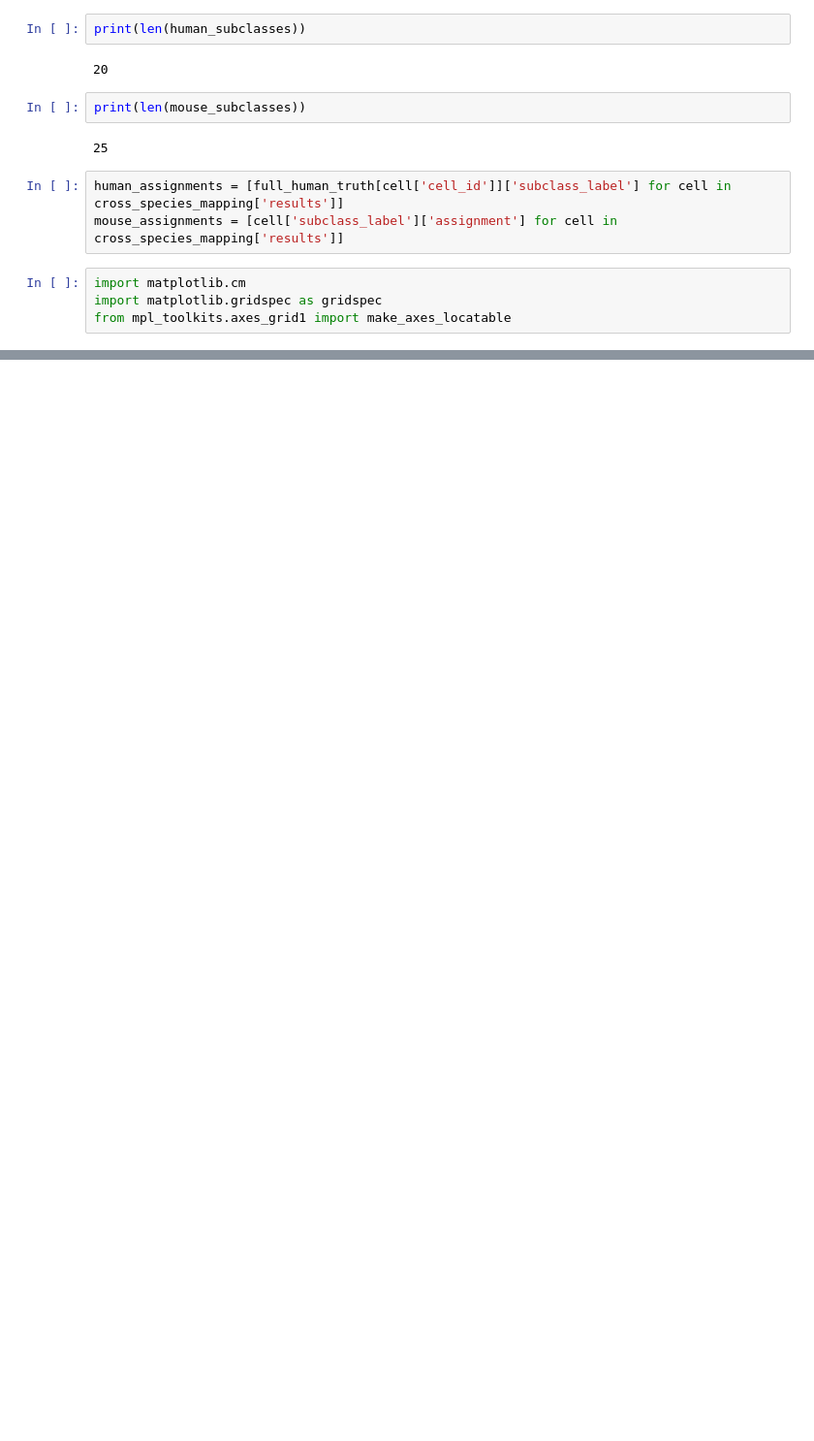
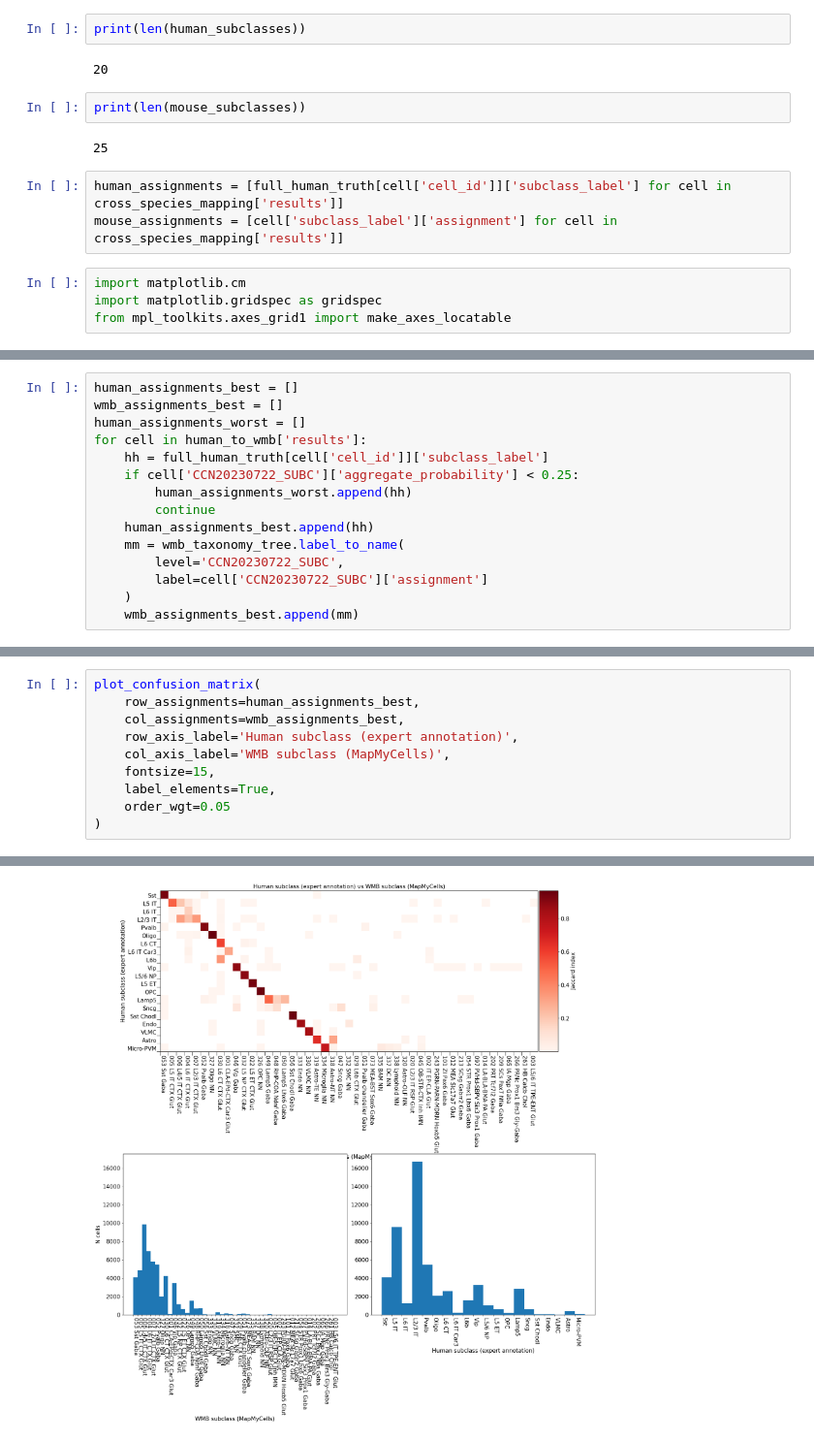
Before and after one commit to AllenInstitute/cell_type_mapper, a Jupyter notebook: examples/mapping_motor_cortex_taxonomy.ipynb, the cells around one changed output, grey strips where cells are left out. Shown at 97% size. Cells and saved outputs as stored; diff of their text form; blank space fills up the shorter version.

```diff
--- a/examples/mapping_motor_cortex_taxonomy.ipynb
+++ b/examples/mapping_motor_cortex_taxonomy.ipynb
@@ -1356,0 +1630,15 @@ validating 5.789125800906824 -- 5.789125800906824 -- 6.204661524133197
+# %%
+human_assignments_best = []
+wmb_assignments_best = []
+human_assignments_worst = []
+for cell in human_to_wmb['results']:
+    hh = full_human_truth[cell['cell_id']]['subclass_label']
+    if cell['CCN20230722_SUBC']['aggregate_probability'] < 0.25:
+        human_assignments_worst.append(hh)
+        continue
+    human_assignments_best.append(hh)
+    mm = wmb_taxonomy_tree.label_to_name(
+        level='CCN20230722_SUBC',
+        label=cell['CCN20230722_SUBC']['assignment']
+    )
+    wmb_assignments_best.append(mm)
@@ -1356,0 +1675,11 @@ validating 5.789125800906824 -- 5.789125800906824 -- 6.204661524133197
+# %%
+plot_confusion_matrix(
+    row_assignments=human_assignments_best,
+    col_assignments=wmb_assignments_best,
+    row_axis_label='Human subclass (expert annotation)',
+    col_axis_label='WMB subclass (MapMyCells)',
+    fontsize=15,
+    label_elements=True,
+    order_wgt=0.05
+)
+# %% [output]
@@ -1356,0 +1703 @@ validating 5.789125800906824 -- 5.789125800906824 -- 6.204661524133197
+[figure, added]
```
Also changed, not shown: parts of 23 cells of this notebook.
